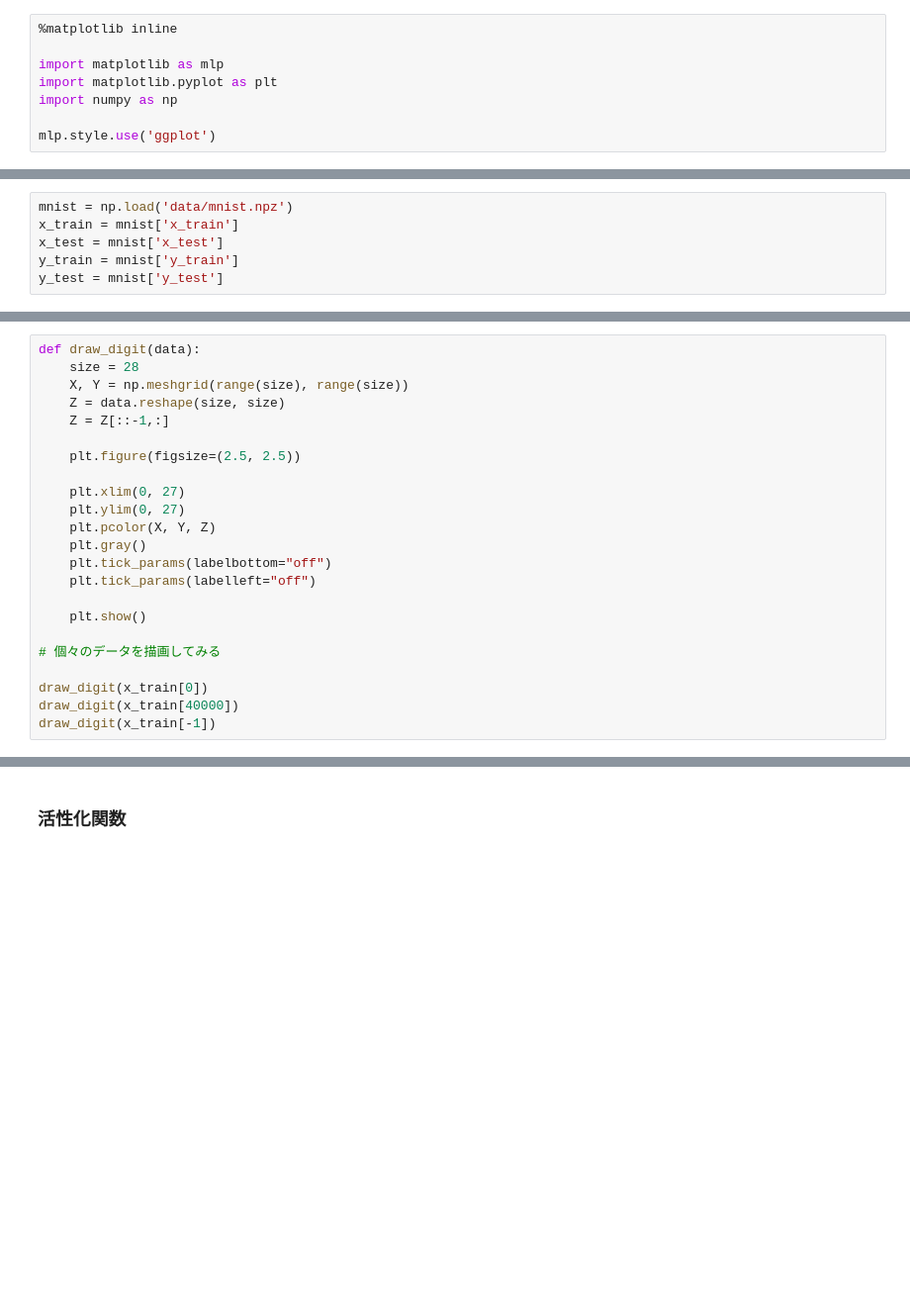
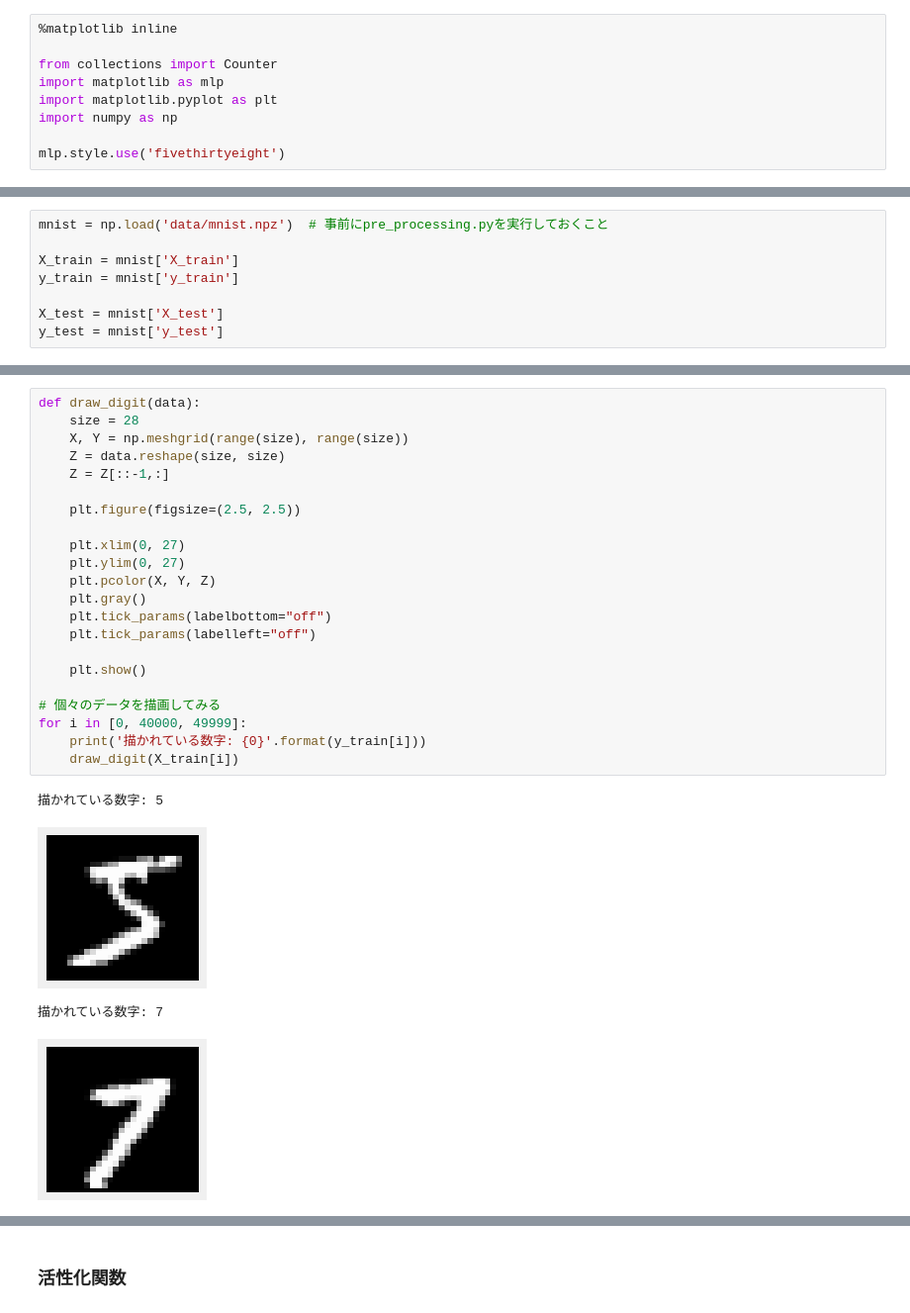
Before and after one commit to amacbee/intro_deep_learning, a Jupyter notebook: neural_network.ipynb, the cells around one changed output, grey strips where cells are left out. Shown at 99% size. Drawn from its saved outputs; the diff is of its cells as text; blank space fills up the shorter version.

```diff
--- a/neural_network.ipynb
+++ b/neural_network.ipynb
@@ -1,11 +1,12 @@
 # %%
 %matplotlib inline
 
+from collections import Counter
 import matplotlib as mlp
 import matplotlib.pyplot as plt
 import numpy as np
 
-mlp.style.use('ggplot')
+mlp.style.use('fivethirtyeight')
 # %% [markdown]
 # Neural Network - 手書き文字認識
 
@@ -27,8 +28,10 @@ mlp.style.use('ggplot')
 # %%
-mnist = np.load('data/mnist.npz')
-x_train = mnist['x_train']
-x_test = mnist['x_test']
+mnist = np.load('data/mnist.npz')  # 事前にpre_processing.pyを実行しておくこと
+
+X_train = mnist['X_train']
 y_train = mnist['y_train']
+
+X_test = mnist['X_test']
 y_test = mnist['y_test']
 # %%
 # 訓練データのサイズ
@@ -43,23 +65,27 @@ print(y_train[25000])
 # %%
 def draw_digit(data):
     size = 28
     X, Y = np.meshgrid(range(size), range(size))
     Z = data.reshape(size, size)
     Z = Z[::-1,:]
 
     plt.figure(figsize=(2.5, 2.5))
 
     plt.xlim(0, 27)
     plt.ylim(0, 27)
     plt.pcolor(X, Y, Z)
     plt.gray()
     plt.tick_params(labelbottom="off")
     plt.tick_params(labelleft="off")
 
     plt.show()
 
 # 個々のデータを描画してみる
-
-draw_digit(x_train[0])
-draw_digit(x_train[40000])
-draw_digit(x_train[-1])
+for i in [0, 40000, 49999]:
+    print('描かれている数字: {0}'.format(y_train[i]))
+    draw_digit(X_train[i])
+# %% [output]
+描かれている数字: 5
+[figure, added]
+描かれている数字: 7
+[figure, added]
```
Also changed, not shown: parts of 33 cells of this notebook.
